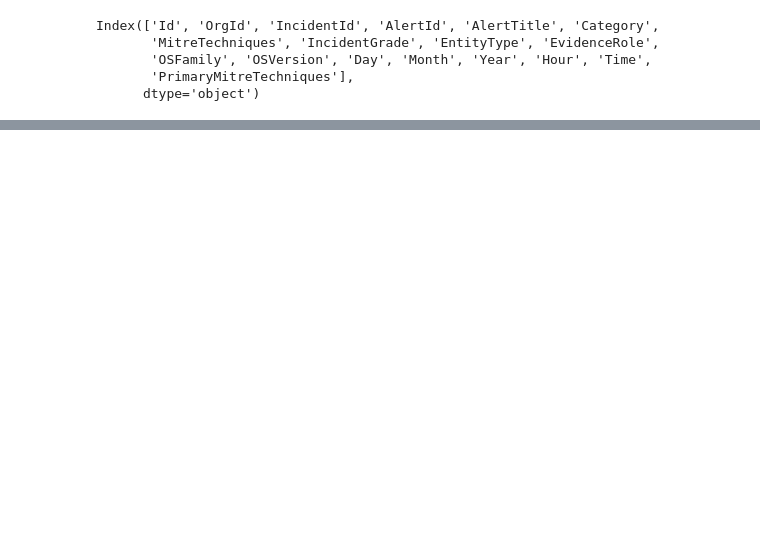
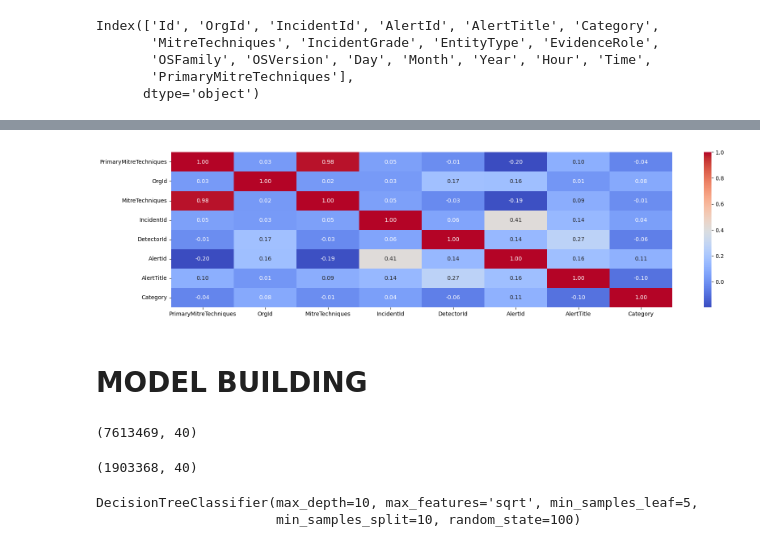
Before and after one commit to Karthick-source/Microsoft-Classifying-Cybersecurity-Incidents-with-Machine-Learning, a Jupyter notebook: train.ipynb, the cells around one changed output, grey strips where cells are left out. Saved outputs shown, nothing was run; the diff lists cells and outputs as text; code cells hidden in the pictures; blank space fills up the shorter version.

Commit message:
compeleted traindataset

```diff
--- a/train.ipynb
+++ b/train.ipynb
@@ -591,0 +647,5 @@ plt.show()
+# %%
+fs_score=pd.DataFrame({
+    "columns":X.columns,
+    "score": rf.feature_importances_
+}).sort_values("score",ascending=False)
@@ -591,0 +686,12 @@ plt.show()
+# %%
+selected_features =list(fs_score.sort_values("score",ascending=False).head(8)["columns"].values)
+# %%
+X=X[selected_features]
+# %%
+data_x = X.corr()
+# %%
+plt.figure(figsize=(20,5))
+sns.heatmap(data=data_x,annot=True,fmt=".2f",cmap="coolwarm")
+plt.show()
+# %% [output]
+[figure, added]
@@ -591,0 +700,12 @@ plt.show()
+# %% [markdown]
+# MODEL BUILDING
+# %%
+#decision tree
+
+X_train.shape
+# %% [output]
+(7613469, 40)
+# %%
+X_valid.shape
+# %% [output]
+(1903368, 40)
@@ -591,0 +716,5 @@ plt.show()
+# %%
+dt_model.fit(X_train,y_train)
+# %% [output]
+DecisionTreeClassifier(max_depth=10, max_features='sqrt', min_samples_leaf=5,
+                       min_samples_split=10, random_state=100)
```
Also changed, not shown: parts of 33 cells of this notebook, 1 other file.
